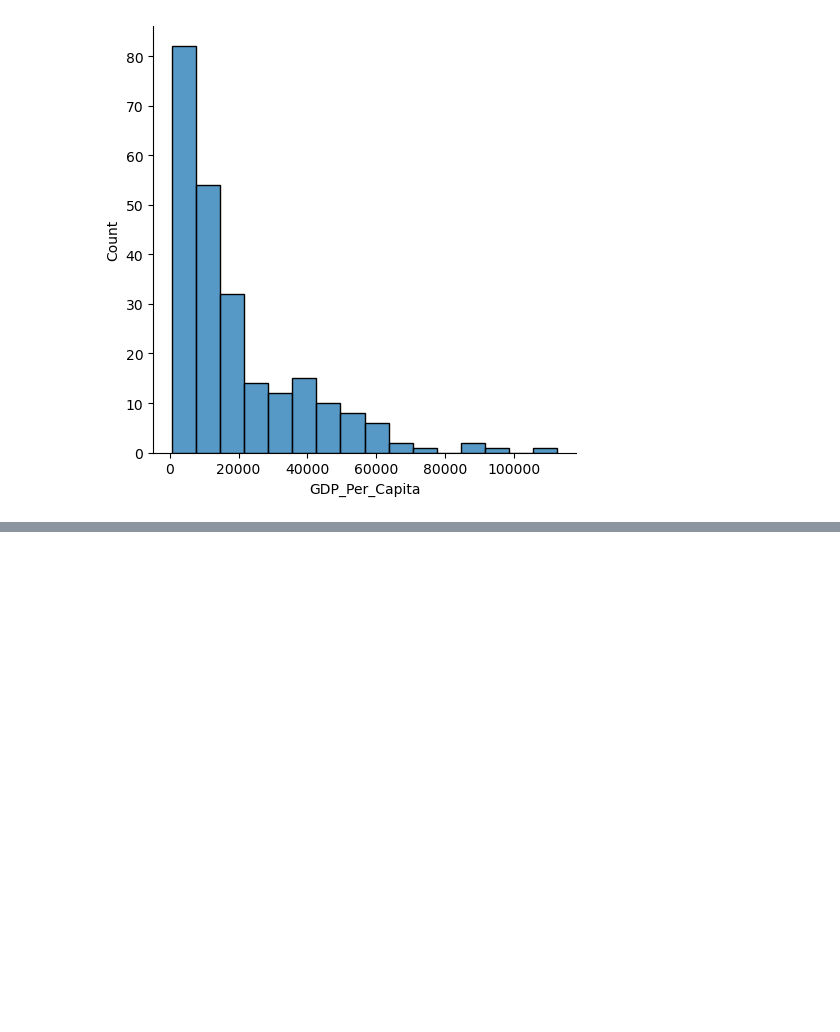
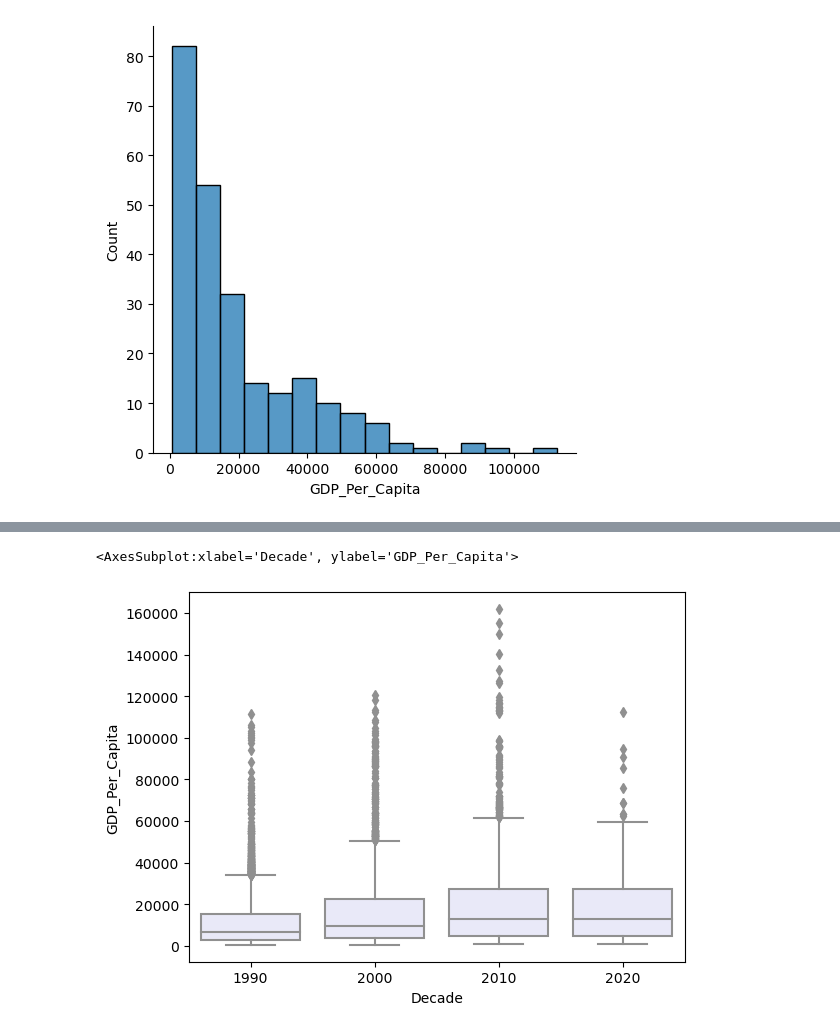
Before and after one commit to NSS-Data-Analytics-Cohort-8/gdp-and-internet-usage-jtbest, a Jupyter notebook: notebooks/un_project.ipynb, the cells around one changed output, grey strips where cells are left out. Cells and saved outputs as stored; diff of their text form; code cells hidden in the pictures; blank space fills up the shorter version.

```diff
--- a/notebooks/un_project.ipynb
+++ b/notebooks/un_project.ipynb
@@ -142,0 +151,4 @@ The box plot is valuable becuase it identified quartile values as well as potent
+# %%
+decade = 10*(gdp_df['Year']//10)
+gdp_df['Decade'] = decade
+print(gdp_df)
@@ -142,0 +170,5 @@ The box plot is valuable becuase it identified quartile values as well as potent
+# %%
+sns.boxplot(x=gdp_df['Decade'], y=gdp_df['GDP_Per_Capita'], color='lavender')
+# %% [output]
+<AxesSubplot:xlabel='Decade', ylabel='GDP_Per_Capita'>
+[figure, added]
```
Also changed, not shown: parts of 32 cells of this notebook.
